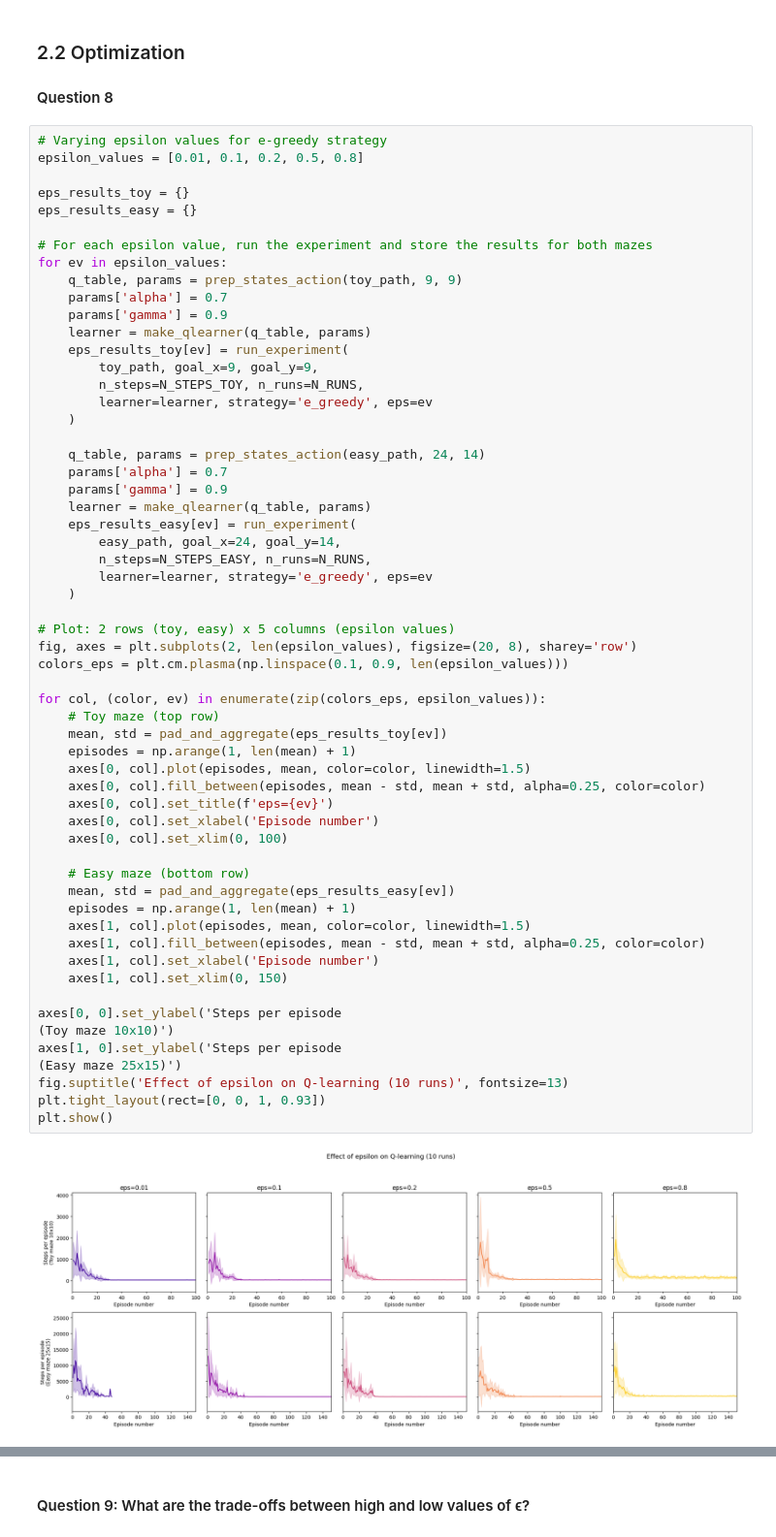
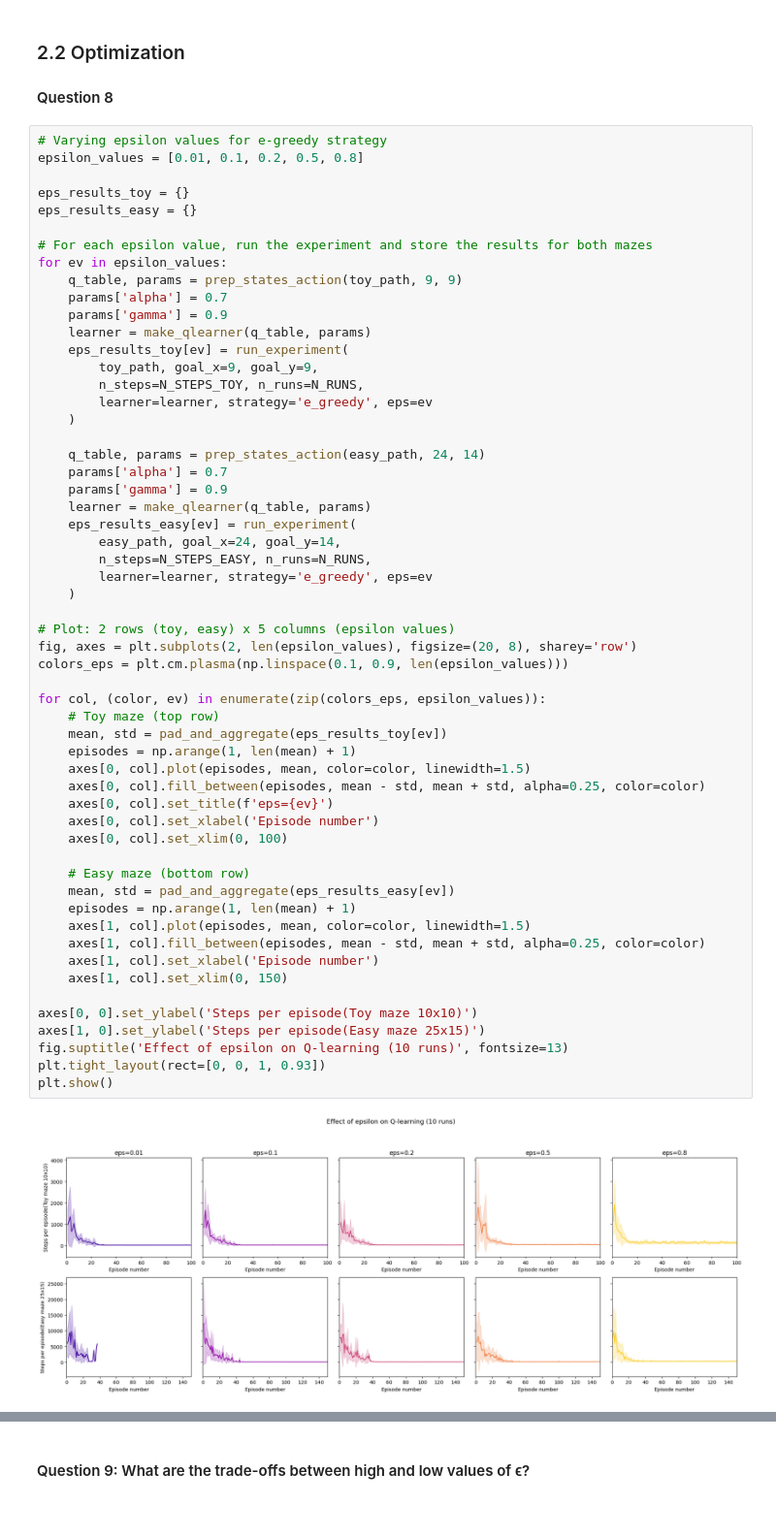
Before and after one commit to guy915/CI-Assignments, a Jupyter notebook: RL/src/Main.ipynb, the cells around one changed output, grey strips where cells are left out. Shown at 97% size. Saved outputs shown, nothing was run; the diff lists cells and outputs as text.

```diff
--- a/RL/src/Main.ipynb
+++ b/RL/src/Main.ipynb
@@ -822,38 +932,36 @@ for ev in epsilon_values:
         n_steps=N_STEPS_EASY, n_runs=N_RUNS,
         learner=learner, strategy='e_greedy', eps=ev
     )
 
 # Plot: 2 rows (toy, easy) x 5 columns (epsilon values)
 fig, axes = plt.subplots(2, len(epsilon_values), figsize=(20, 8), sharey='row')
 colors_eps = plt.cm.plasma(np.linspace(0.1, 0.9, len(epsilon_values)))
 
 for col, (color, ev) in enumerate(zip(colors_eps, epsilon_values)):
     # Toy maze (top row)
     mean, std = pad_and_aggregate(eps_results_toy[ev])
     episodes = np.arange(1, len(mean) + 1)
     axes[0, col].plot(episodes, mean, color=color, linewidth=1.5)
     axes[0, col].fill_between(episodes, mean - std, mean + std, alpha=0.25, color=color)
     axes[0, col].set_title(f'eps={ev}')
     axes[0, col].set_xlabel('Episode number')
     axes[0, col].set_xlim(0, 100)
 
     # Easy maze (bottom row)
     mean, std = pad_and_aggregate(eps_results_easy[ev])
     episodes = np.arange(1, len(mean) + 1)
     axes[1, col].plot(episodes, mean, color=color, linewidth=1.5)
     axes[1, col].fill_between(episodes, mean - std, mean + std, alpha=0.25, color=color)
     axes[1, col].set_xlabel('Episode number')
     axes[1, col].set_xlim(0, 150)
 
-axes[0, 0].set_ylabel('Steps per episode
-(Toy maze 10x10)')
-axes[1, 0].set_ylabel('Steps per episode
-(Easy maze 25x15)')
+axes[0, 0].set_ylabel('Steps per episode(Toy maze 10x10)')
+axes[1, 0].set_ylabel('Steps per episode(Easy maze 25x15)')
 fig.suptitle('Effect of epsilon on Q-learning (10 runs)', fontsize=13)
 plt.tight_layout(rect=[0, 0, 1, 0.93])
 plt.show()
 # %% [output]
-[figure, old version]
+[figure, new version]
 # %% [markdown]
 *The plots show the average steps per episode over 10 runs, with α=0.7, γ=0.9.*
 
```
Also changed, not shown: parts of 27 cells of this notebook, 8 other files.
